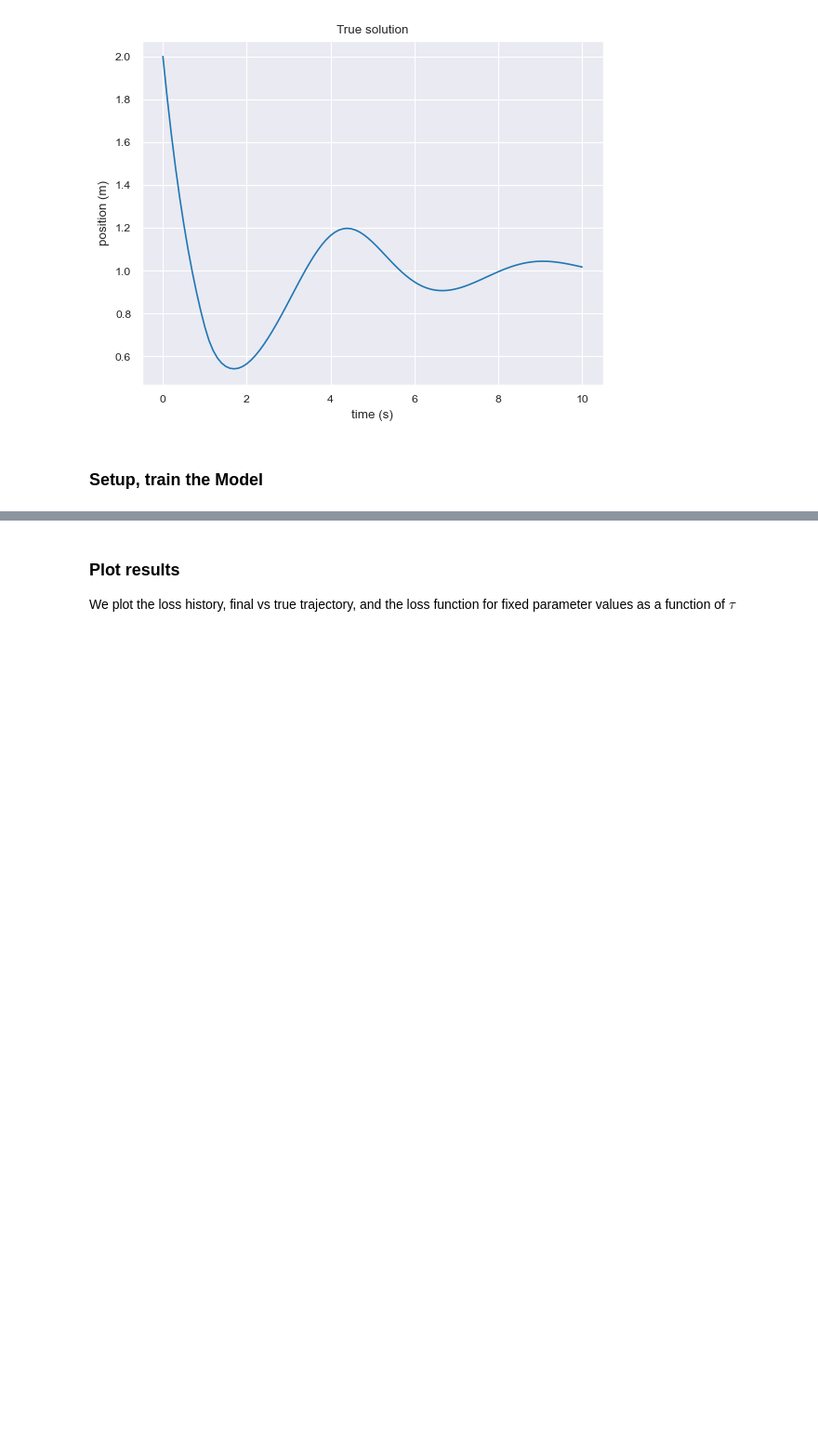
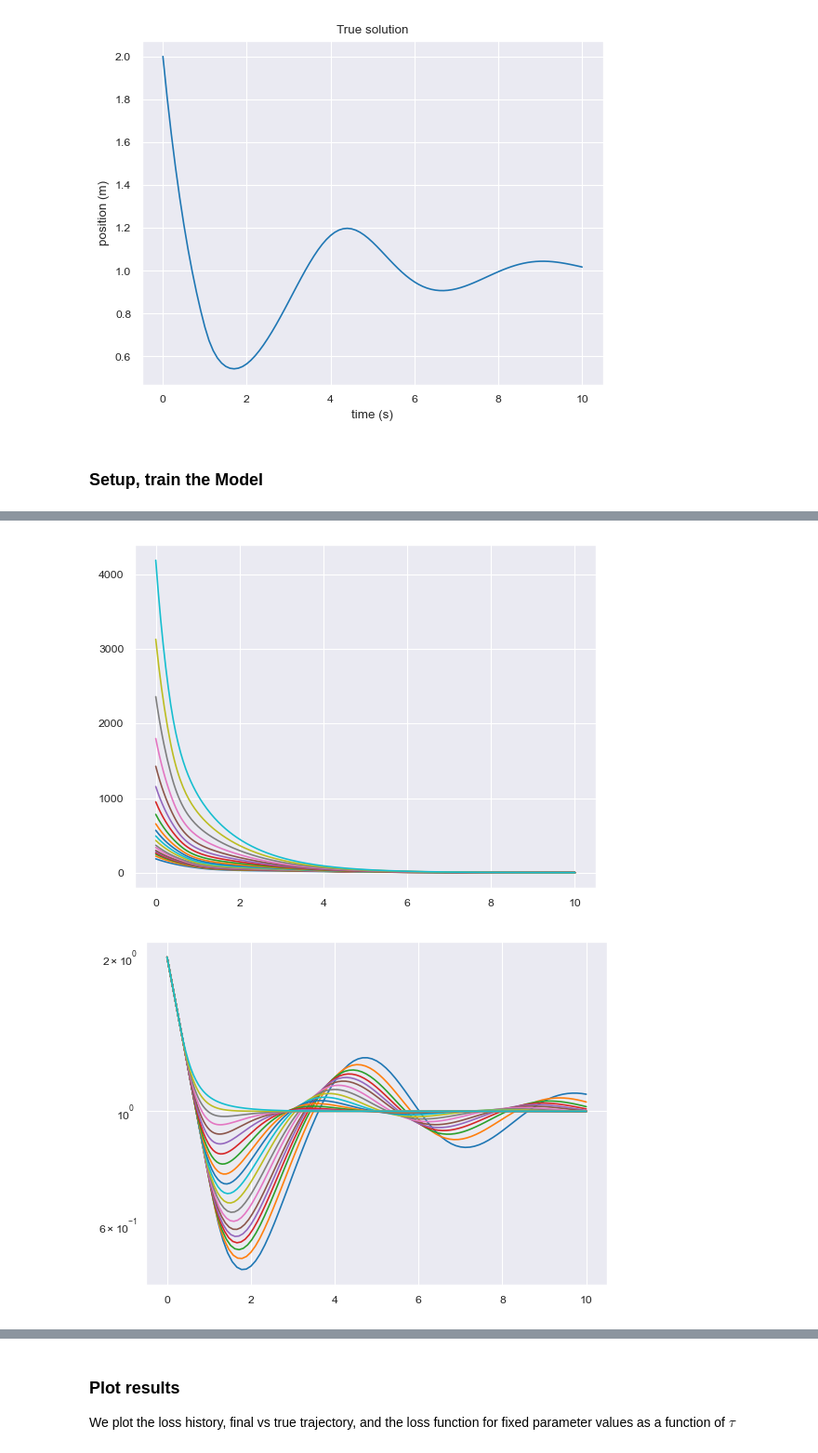
Before and after one commit to punkduckable/NDDE, a Jupyter notebook: NDDE_1D.ipynb, the cells around one changed output, grey strips where cells are left out. Shown at 93% size. Drawn from its saved outputs; the diff is of its cells as text; code cells hidden in the pictures; blank space fills up the shorter version.

Commit message:
Added plotting to the NDDE autograd function

```diff
--- a/NDDE_1D.ipynb
+++ b/NDDE_1D.ipynb
@@ -74,7 +74,7 @@ from    scipy               import  interpolate;
 
 
 # Set up a NDDE_1D object. We will try to train the enclosed model to match the one we used to generate the above plot.
-Model       = MODEL(c_0 = 1.1, c_1 = 1.1);
+Model       = MODEL(c_0 = 1.0, c_1 = 1.0);
 DDE_Module  = NDDE_1D(Model);
 
 # Pick a starting position, tau, and x_0
@@ -83,9 +83,9 @@ x_0     = torch.clone(x_0_True).requires_grad_(True);
 T       = torch.clone(T_True).requires_grad_(False);
 
 # Select the optimizer, number of epochs.
-Param_List  : List  = list(Model.parameters()) + [tau];
+Param_List  : List  = [tau]; #list(Model.parameters()) + [tau];
 Optimizer           = torch.optim.Adam(Param_List, lr = 0.05);
-N_Epochs    : int   = 500;
+N_Epochs    : int   = 20;
 
 # Set up buffers to track history of loss, and tau.
 History_Dict : Dict[str, torch.Tensor] = {};
@@ -99,7 +99,7 @@ x_True_Interp                            = interpolate.interp1d(t_Trajectory_Tru
 # Now, run the epochs!
 for epoch in range(N_Epochs):
     # find the predicted trajectories with current tau, parameter values.
-    Predicted_Trajectory : torch.Tensor = DDE_Module(x_0, tau, T);
+    Predicted_Trajectory : torch.Tensor = DDE_Module(x_0, tau, T, x_True_Interp);
 
     if torch.any(torch.isnan(Predicted_Trajectory)) == False:
         # find the time steps for the output trajectory
@@ -164,0 +165,2 @@ tau = 0.99422, c_0 = 0.99889, c_1 = 1.00033
+[figure, added]
+[figure, added]
```
Also changed, not shown: parts of 1 cell of this notebook, 1 other file.
